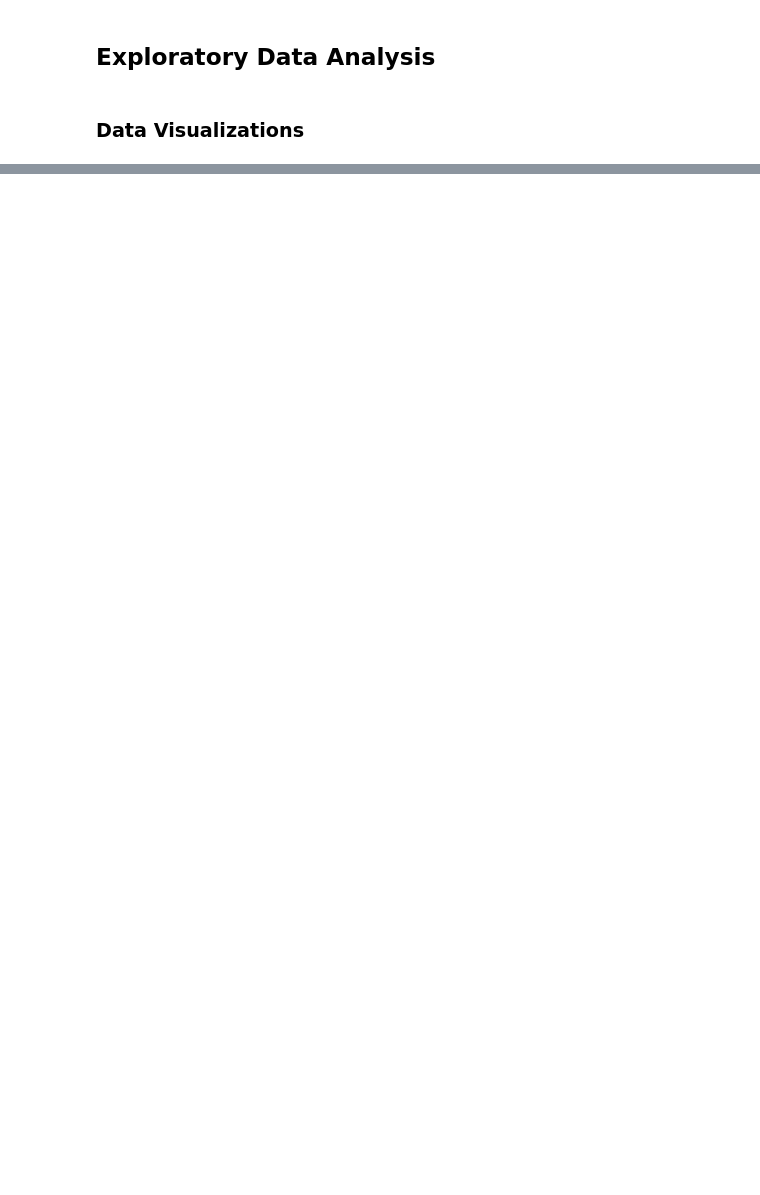
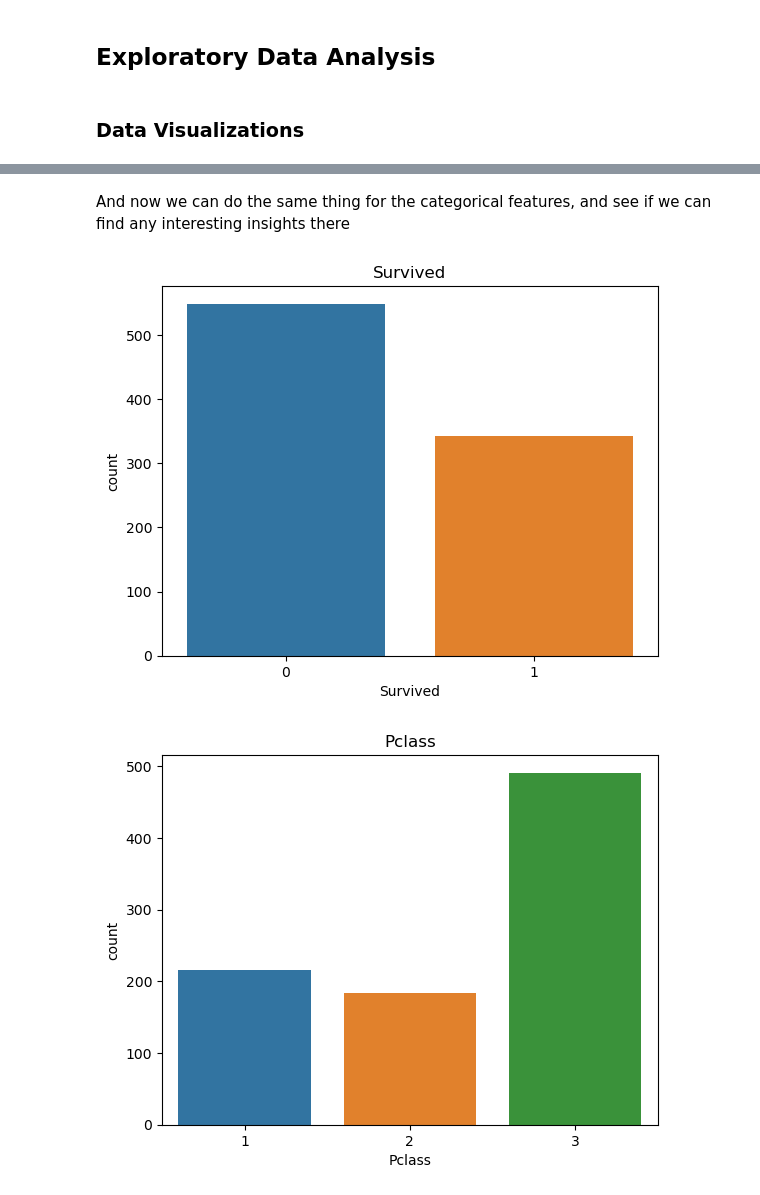
Before and after one commit to Tovborg/TitanicDataset, a Jupyter notebook: titanic.ipynb, the cells around one changed output, grey strips where cells are left out. Drawn from its saved outputs; the diff is of its cells as text; code cells hidden in the pictures; blank space fills up the shorter version.

```diff
--- a/titanic.ipynb
+++ b/titanic.ipynb
@@ -214,0 +181,10 @@ we see in our correlation heatmap that not a lot of our features are correlated
+# %% [markdown]
+And now we can do the same thing for the categorical features, and see if we can find any interesting insights there
+# %%
+for col in df_cat.columns:
+    sns.countplot(data=df_cat, x=col)
+    plt.title(col)
+    plt.show()
+# %% [output]
+[figure, added]
+[figure, added]
```
Also changed, not shown: parts of 87 cells of this notebook, 4 other files.
